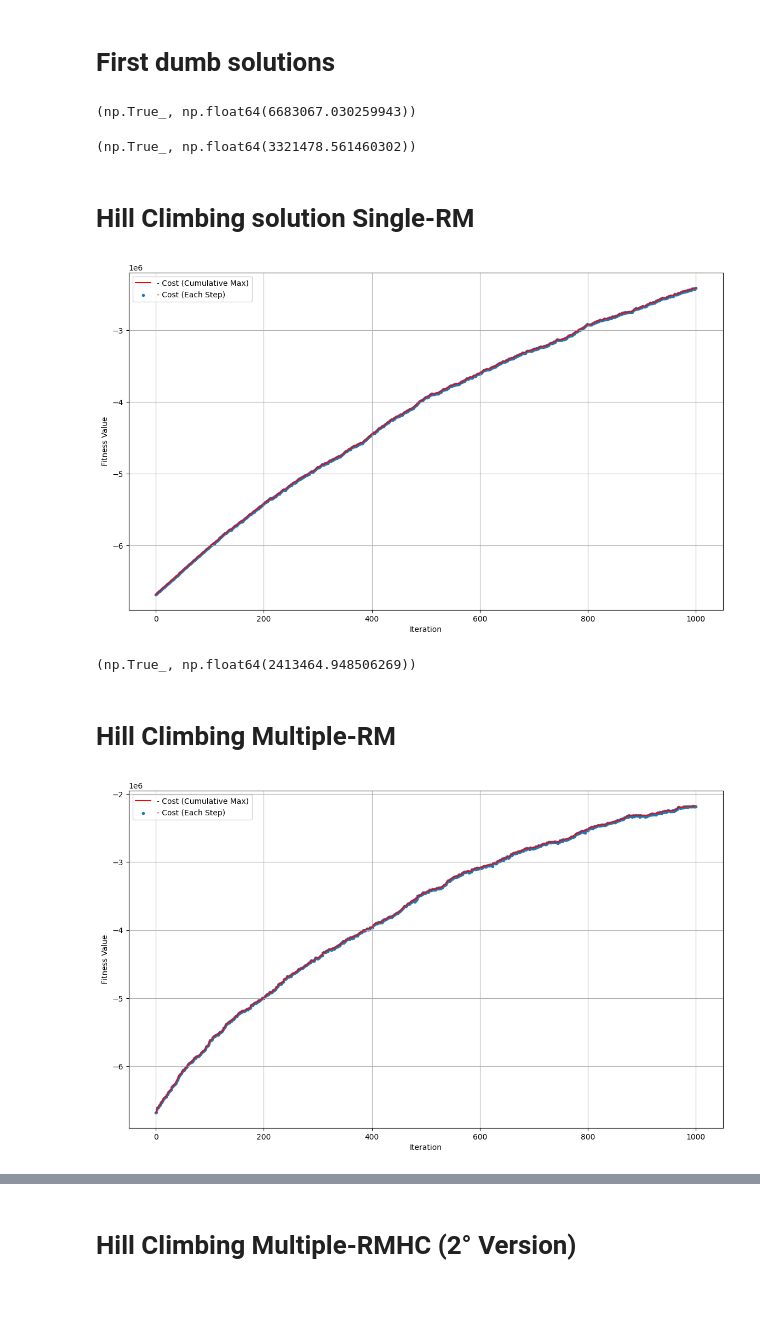
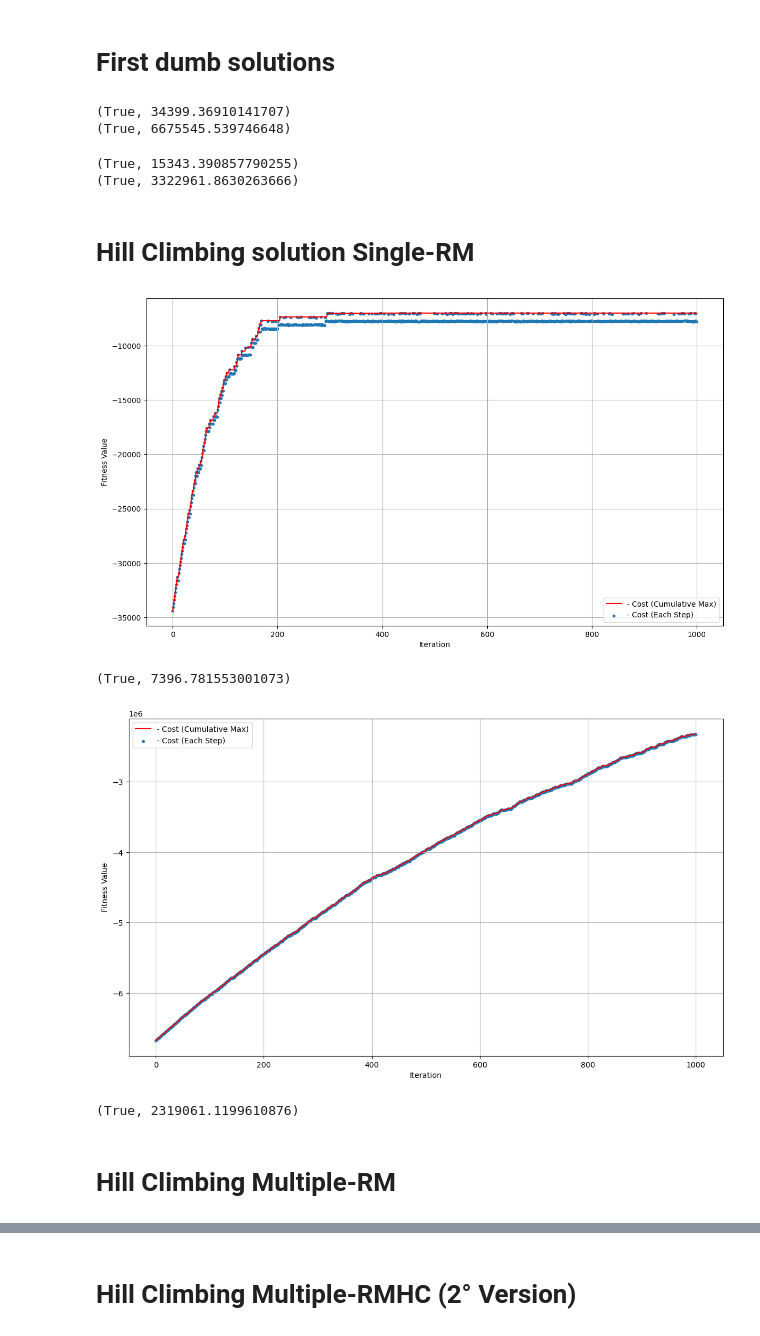
Before and after one commit to Gabriele-Raffaele/CI2024_lab1, a Jupyter notebook: lab1.ipynb, the cells around one changed output, grey strips where cells are left out. Cells and saved outputs as stored; diff of their text form; code cells hidden in the pictures; blank space fills up the shorter version.

```diff
--- a/lab1.ipynb
+++ b/lab1.ipynb
@@ -69,16 +81,22 @@ def plotter2(history):
 # First dumb solutions
 # %%
 # A dumb solution of "all" sets
-solution = np.full(NUM_SETS, True)
-valid(solution), cost(solution)
+for universe_size, num_sets, density in zip(UNIVERSE_SIZE, NUM_SETS, DENSITY):
+    generate_sets_and_cots(universe_size, num_sets, density)
+    solution = np.full(num_sets, True)
+    print(f"({valid(solution)}, {cost(solution)})")
 # %% [output]
-(np.True_, np.float64(6683067.030259943))
+(True, 34399.36910141707)
+(True, 6675545.539746648)
 # %%
 # A random solution with random 50% of the sets
-solution = rng.random(NUM_SETS) < .5
-valid(solution), cost(solution)
+for universe_size, num_sets, density in zip(var_UNIVERSE_SIZE, var_NUM_SETS, var_DENSITY):
+    generate_sets_and_cots(universe_size, num_sets, density)
+    solution = rng.random(num_sets) < .5
+    print(f"({valid(solution)}, {cost(solution)})")
 # %% [output]
-(np.True_, np.float64(3321478.561460302))
+(True, 15343.390857790255)
+(True, 3322961.8630263666)
 # %% [markdown]
 # Hill Climbing solution Single-RM
 # %%
@@ -99,11 +117,16 @@ def hill_climb(tweak, sp, f, plot):
             solution = new_solution
     plot(history)
     return solution
-solution = hill_climb(tweak1, starting_point, fitness, plotter)
-valid(solution), cost(solution)
-# %% [output]
-[figure, removed]
-(np.True_, np.float64(2413464.948506269))
+# %%
+for universe_size, num_sets, density in zip(var_UNIVERSE_SIZE, var_NUM_SETS, var_DENSITY):
+    generate_sets_and_cots(universe_size, num_sets, density)
+    solution = hill_climb(tweak1, starting_point, fitness, plotter)
+    print(f"({valid(solution)}, {cost(solution)})")
+# %% [output]
+[figure, added]
+(True, 7396.781553001073)
+[figure, added]
+(True, 2319061.1199610876)
 # %% [markdown]
 # Hill Climbing Multiple-RM
 # %%
@@ -114,9 +137,3 @@ def tweak2(solution):
         index= rng.integers(NUM_SETS)
         new_solution[index] = ~new_solution[index]
     return new_solution
-# %%
-
-solution = hill_climb(tweak2, starting_point, fitness, plotter)
-None
-# %% [output]
-[figure, removed]
```
Also changed, not shown: parts of 11 cells of this notebook.
